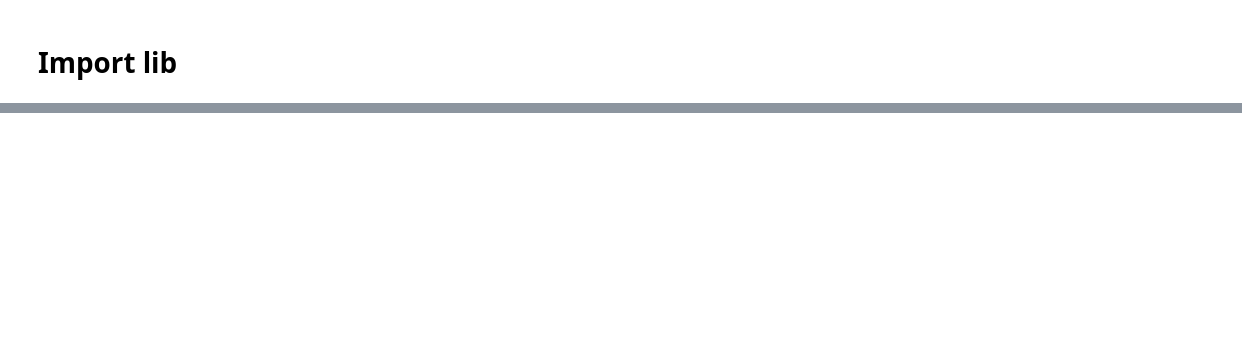
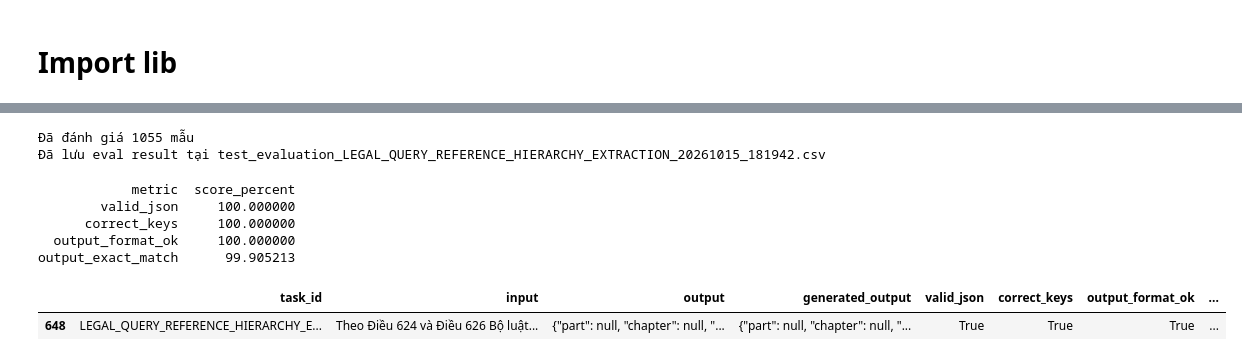
Before and after one commit to tmthuyen/legal-ai-datn, a Jupyter notebook: backend/notebooks/05_ViLegal_QRHE_Eval.ipynb, the cells around one changed output, grey strips where cells are left out. Cells and saved outputs as stored; diff of their text form; code cells hidden in the pictures; blank space fills up the shorter version.

Commit message:
fea: retrieval
task:
 + Sửa suy luận model (giảm output thừa, giảm latency response)
 + Report: kết quả đánh giá ViLegal_QRHE

```diff
--- a/backend/notebooks/05_ViLegal_QRHE_Eval.ipynb
+++ b/backend/notebooks/05_ViLegal_QRHE_Eval.ipynb
@@ -33,12 +83,9 @@ from peft import LoraConfig, get_peft_model
 # %%
-
-
-BASE_MODEL = "ntphuc149/ViLegalQwen2.5-1.5B-Base"
-OUTPUT_DIR = "./legal-lora"
-HF_USERNAME = "tmtdev"
-HF_REPO = f"{HF_USERNAME}/vn-legal-model"
-HF_DATASET_REPO = f"{HF_USERNAME}/vn-legal-extraction"
+HF_BASE_MODEL='ntphuc149/ViLegalQwen2.5-1.5B-Base'
+HF_MODEL_ID='tmtdev/ViLegalQwen2.5-CitationInference-V1'
 
 MAX_LENGTH = 1024
 DATA_DIR = "/content/drive/MyDrive/legal-ai/data"
 DATA_PATH = os.path.join(DATA_DIR, "all_extract_citation_data.json")
+
+TASK_ID = 'LEGAL_QUERY_REFERENCE_HIERARCHY_EXTRACTION'
@@ -181,0 +374,9 @@ print("Ví dụ mẫu test:", raw_test[0])
+# %%
+from datasets import load_dataset
+
+
+HF_DATASET_REPO = "tmtdev/ViLegal-QRHE-Dataset"
+raw_test = load_dataset(HF_DATASET_REPO, split="test")
+
+print("Số lượng mẫu test:", len(raw_test))
+print("Ví dụ mẫu test:", raw_test[0])
@@ -181,0 +589,39 @@ print("Ví dụ mẫu test:", raw_test[0])
+# %%
+print(f"Đã đánh giá {len(eval_result)} mẫu")
+# Lưu đánh giá
+save_eval_result(pd.DataFrame(eval_result))
+# %% [output]
+Đã đánh giá 1055 mẫu
+Đã lưu eval result tại test_evaluation_LEGAL_QUERY_REFERENCE_HIERARCHY_EXTRACTION_20261015_181942.csv
+# %%
+df = pd.DataFrame(eval_result)
+
+# Tổng hợp các metric
+metrics = [
+    "valid_json",
+    "correct_keys",
+    "output_format_ok",
+    "output_exact_match",
+]
+
+summary = pd.DataFrame({
+    "metric": metrics,
+    "score_percent": [
+        100 * df[m].mean() for m in metrics
+    ]
+})
+
+print(summary.to_string(index=False))
+
+# Xem những mẫu model dự đoán sai
+errors = df[~df["output_exact_match"]]
+
+display(errors.head(10))
+# %% [output]
+            metric  score_percent
+        valid_json     100.000000
+      correct_keys     100.000000
+  output_format_ok     100.000000
+output_exact_match      99.905213
+|  | task_id | input | output | generated_output | valid_json | correct_keys | output_format_ok | ... |
+| 648 | LEGAL_QUERY_REFERENCE_HIERARCHY_E... | Theo Điều 624 và Điều 626 Bộ luật... | {"part": null, "chapter": null, "... | {"part": null, "chapter": null, "... | True | True | True | ... |
```
Also changed, not shown: parts of 22 cells of this notebook, 5 other files.
